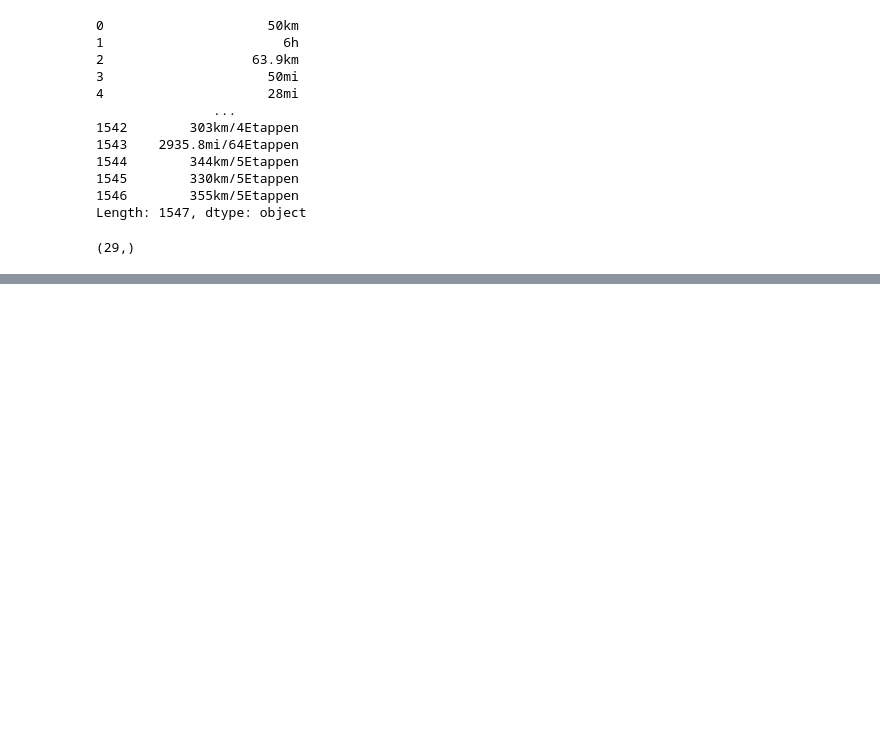
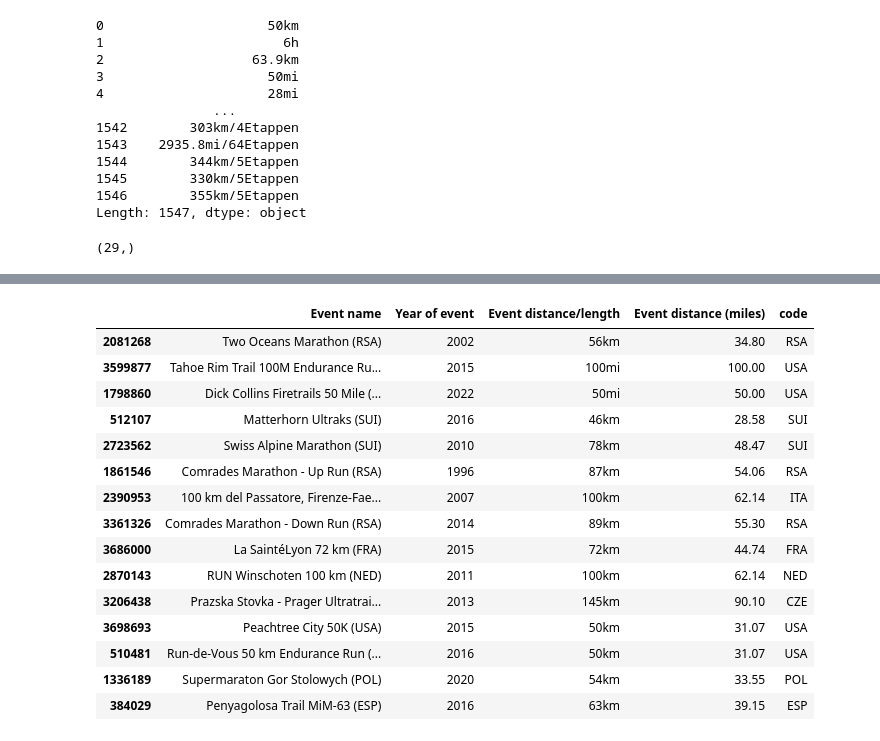
Before and after one commit to dbsherry890/CarMax_Data_Analysis, a Jupyter notebook: Projects/Ultramarathons/EDA.ipynb, the cells around one changed output, grey strips where cells are left out. Drawn from its saved outputs; the diff is of its cells as text; code cells hidden in the pictures; blank space fills up the shorter version.

```diff
--- a/Projects/Ultramarathons/EDA.ipynb
+++ b/Projects/Ultramarathons/EDA.ipynb
@@ -119,0 +121,21 @@ df.sample(25)
+# %%
+# get country code from 'Event name' field
+df['code'] = df['Event name'].str[-4:-1]
+df.sample(15)
+# %% [output]
+|  | Event name | Year of event | Event distance/length | Event distance (miles) | code |
+| 2081268 | Two Oceans Marathon (RSA) | 2002 | 56km | 34.80 | RSA |
+| 3599877 | Tahoe Rim Trail 100M Endurance Ru... | 2015 | 100mi | 100.00 | USA |
+| 1798860 | Dick Collins Firetrails 50 Mile (... | 2022 | 50mi | 50.00 | USA |
+| 512107 | Matterhorn Ultraks (SUI) | 2016 | 46km | 28.58 | SUI |
+| 2723562 | Swiss Alpine Marathon (SUI) | 2010 | 78km | 48.47 | SUI |
+| 1861546 | Comrades Marathon - Up Run (RSA) | 1996 | 87km | 54.06 | RSA |
+| 2390953 | 100 km del Passatore, Firenze-Fae... | 2007 | 100km | 62.14 | ITA |
+| 3361326 | Comrades Marathon - Down Run (RSA) | 2014 | 89km | 55.30 | RSA |
+| 3686000 | La SaintéLyon 72 km (FRA) | 2015 | 72km | 44.74 | FRA |
+| 2870143 | RUN Winschoten 100 km (NED) | 2011 | 100km | 62.14 | NED |
+| 3206438 | Prazska Stovka - Prager Ultratrai... | 2013 | 145km | 90.10 | CZE |
+| 3698693 | Peachtree City 50K (USA) | 2015 | 50km | 31.07 | USA |
+| 510481 | Run-de-Vous 50 km Endurance Run (... | 2016 | 50km | 31.07 | USA |
+| 1336189 | Supermaraton Gor Stolowych (POL) | 2020 | 54km | 33.55 | POL |
+| 384029 | Penyagolosa Trail MiM-63 (ESP) | 2016 | 63km | 39.15 | ESP |
```
Also changed, not shown: parts of 13 cells of this notebook, 5 other files.
